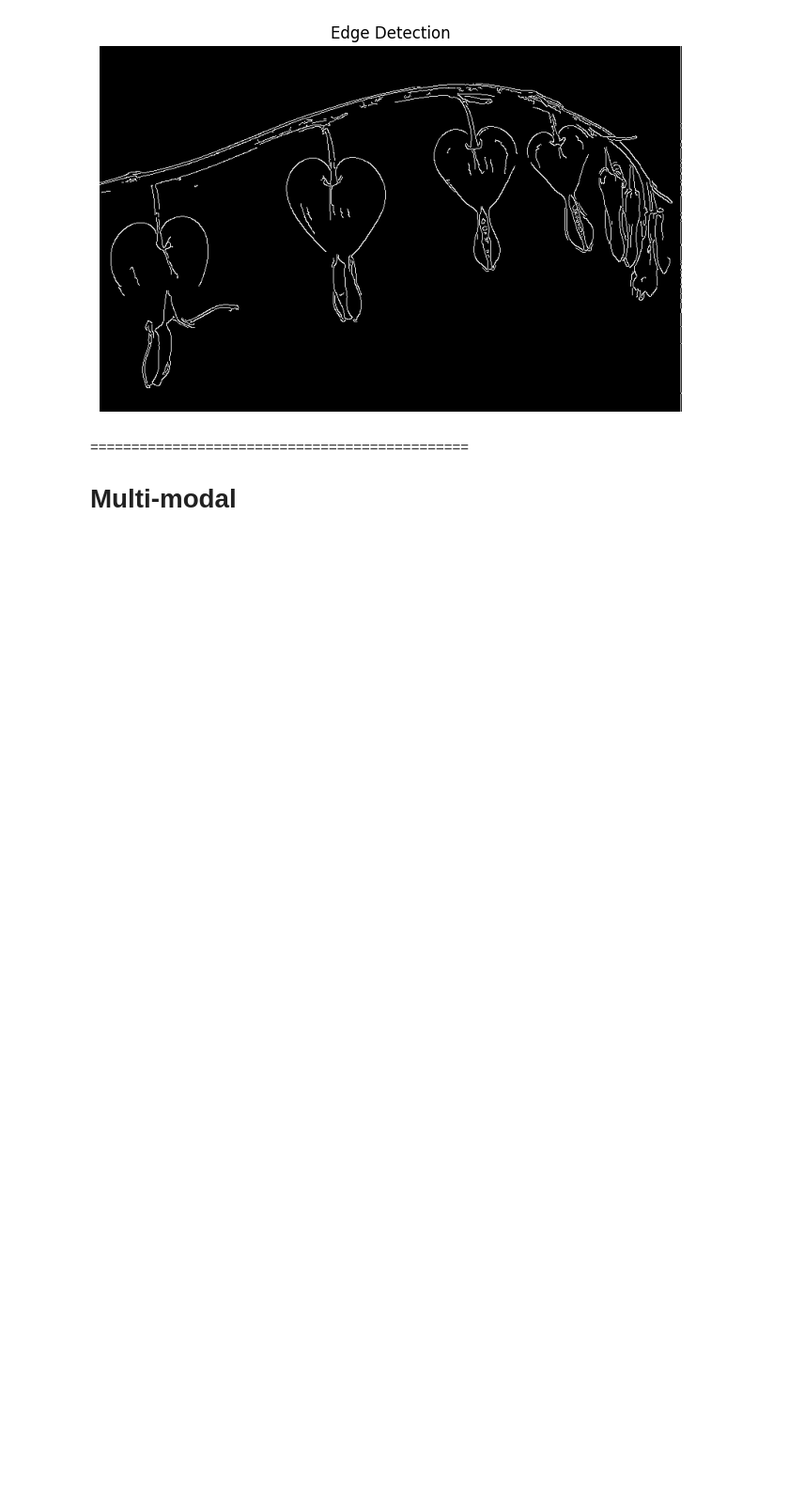
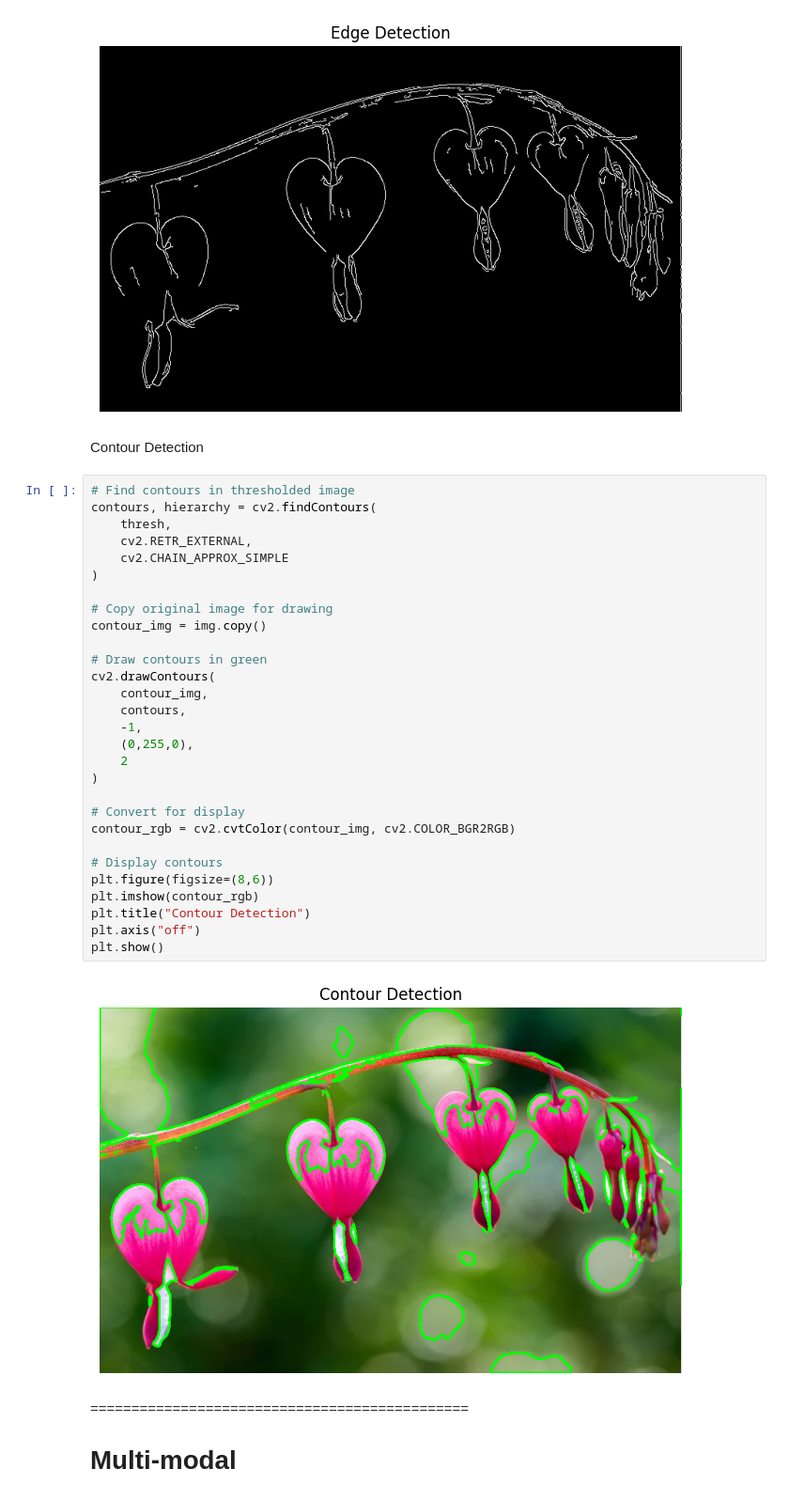
Before and after one commit to YuliiaRysinska/atu-bdaai-classroom-ai-vision-nlp-2026-ca2-assignment-AI-CA2-2026, a Jupyter notebook: CA2_Template.ipynb, the cells around one changed output. Shown at 94% size. Drawn from its saved outputs; the diff is of its cells as text; blank space fills up the shorter version.

Commit message:
find and draw contours

```diff
--- a/CA2_Template.ipynb
+++ b/CA2_Template.ipynb
@@ -367,6 +367,39 @@ plt.axis("off")
 plt.show()
 # %% [output]
 [figure]
+# %% [markdown]
+Contour Detection
+# %%
+# Find contours in thresholded image
+contours, hierarchy = cv2.findContours(
+    thresh,
+    cv2.RETR_EXTERNAL,
+    cv2.CHAIN_APPROX_SIMPLE
+)
+
+# Copy original image for drawing
+contour_img = img.copy()
+
+# Draw contours in green
+cv2.drawContours(
+    contour_img,
+    contours,
+    -1,
+    (0,255,0),
+    2
+)
+
+# Convert for display
+contour_rgb = cv2.cvtColor(contour_img, cv2.COLOR_BGR2RGB)
+
+# Display contours
+plt.figure(figsize=(8,6))
+plt.imshow(contour_rgb)
+plt.title("Contour Detection")
+plt.axis("off")
+plt.show()
+# %% [output]
+[figure, added]
 # %% [markdown]
 ==============================================
 # Multi-modal
```
